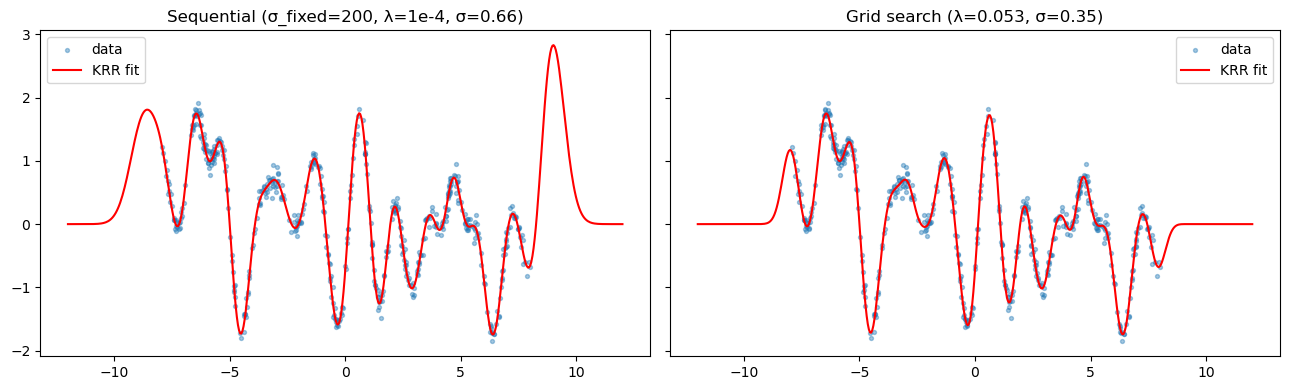
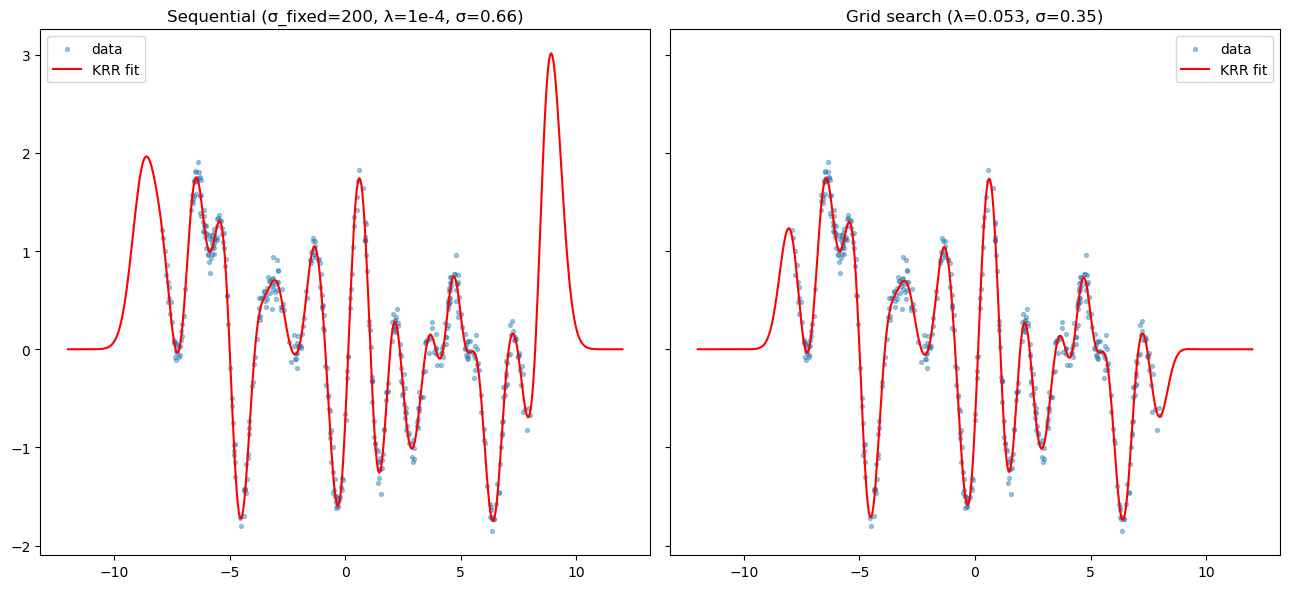
Code edit (unified diff) that turned the first committed figure into the second:
--- before
+++ after
@@ -6,5 +6,5 @@
 grid = pd.read_csv("eval_grid.txt",       sep=" ")
 
-fig, axes = plt.subplots(1, 2, figsize=(13, 4), sharey=True)
+fig, axes = plt.subplots(1, 2, figsize=(13, 6), sharey=True)
 for ax, df, title in zip(axes, [seq, grid],
                           ["Sequential (σ_fixed=200, λ=1e-4, σ=0.66)",

Commit: scatter